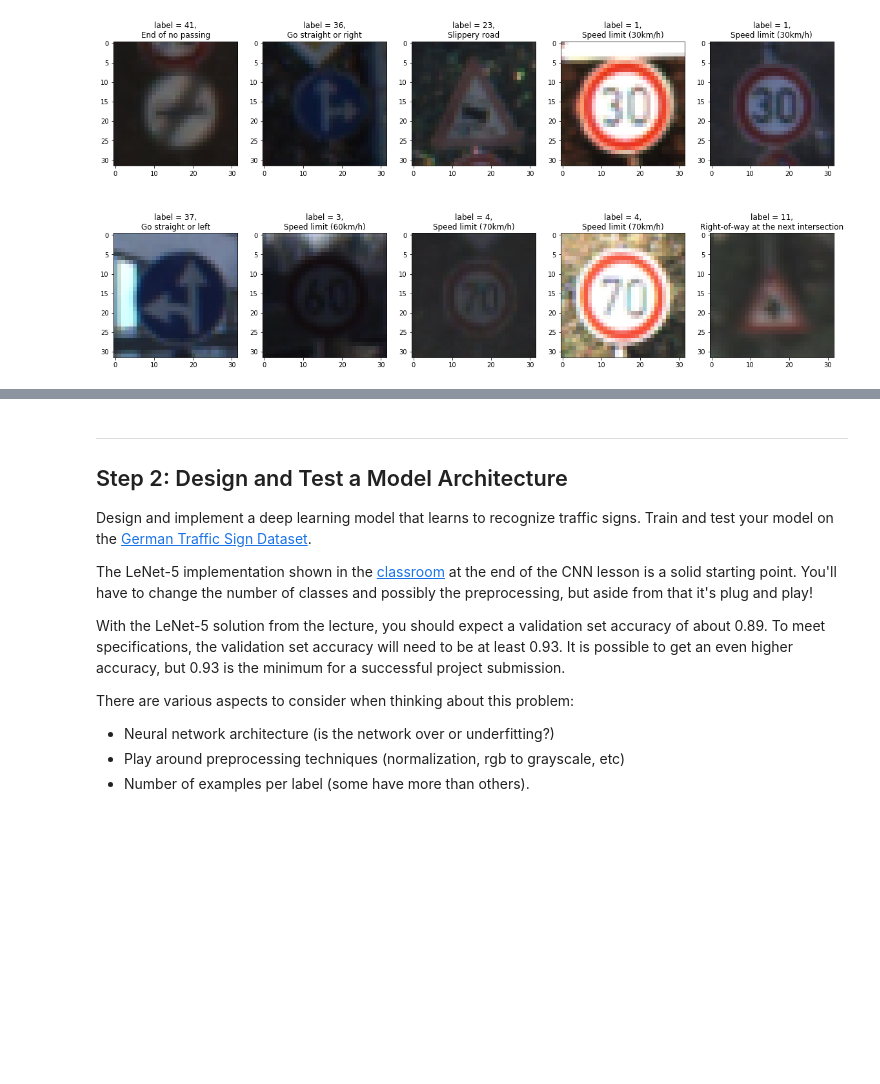
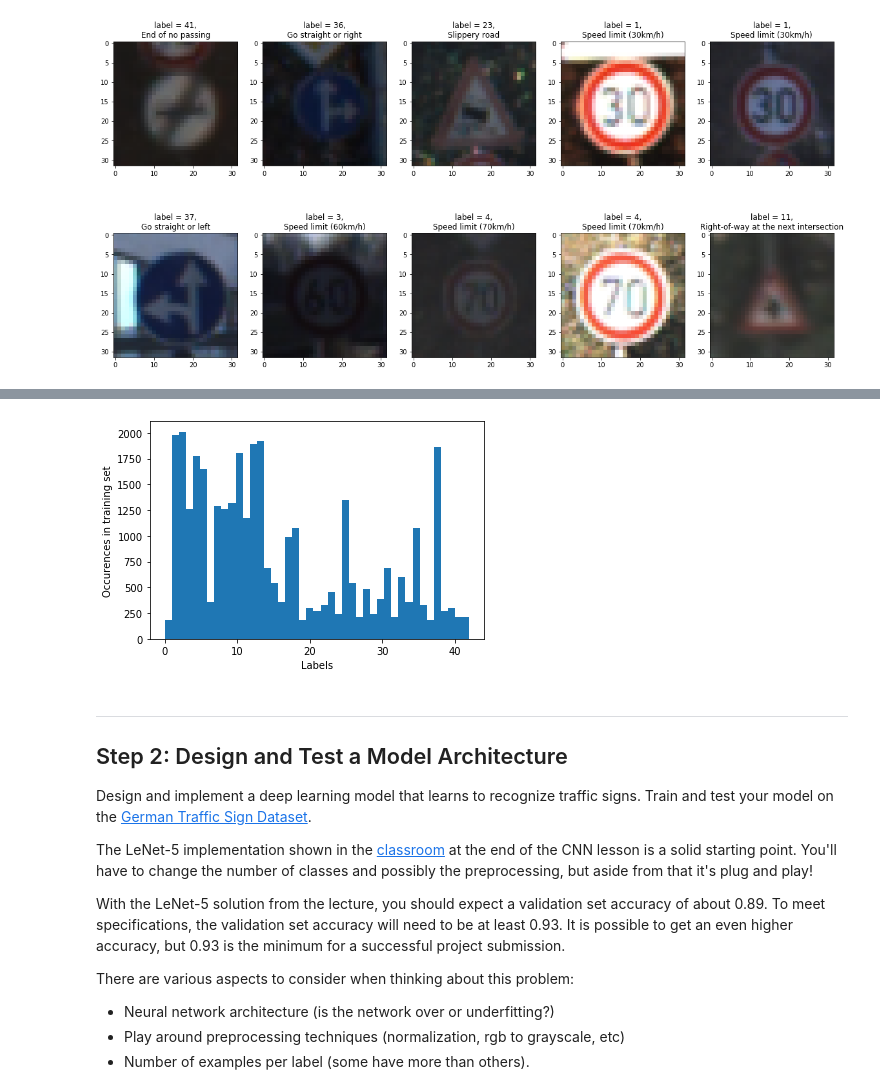
Before and after one commit to CBraeuninger/traffic_sign_classifier, a Jupyter notebook: Traffic_Sign_Classifier.ipynb, the cells around one changed output, grey strips where cells are left out. Saved outputs shown, nothing was run; the diff lists cells and outputs as text; code cells hidden in the pictures; blank space fills up the shorter version.

```diff
--- a/Traffic_Sign_Classifier.ipynb
+++ b/Traffic_Sign_Classifier.ipynb
@@ -124,3 +155,12 @@ for i in range(10):
+# %%
+# create histogram to see how often each label occurs in the training data
+
+occurences, _, _ = plt.hist(y_train, n_classes)
+plt.xlabel('Labels')
+plt.ylabel('Occurences in training set')
+plt.show()
+# %% [output]
+[figure, added]
 # %% [markdown]
 ----
 
```
Also changed, not shown: parts of 13 cells of this notebook.
